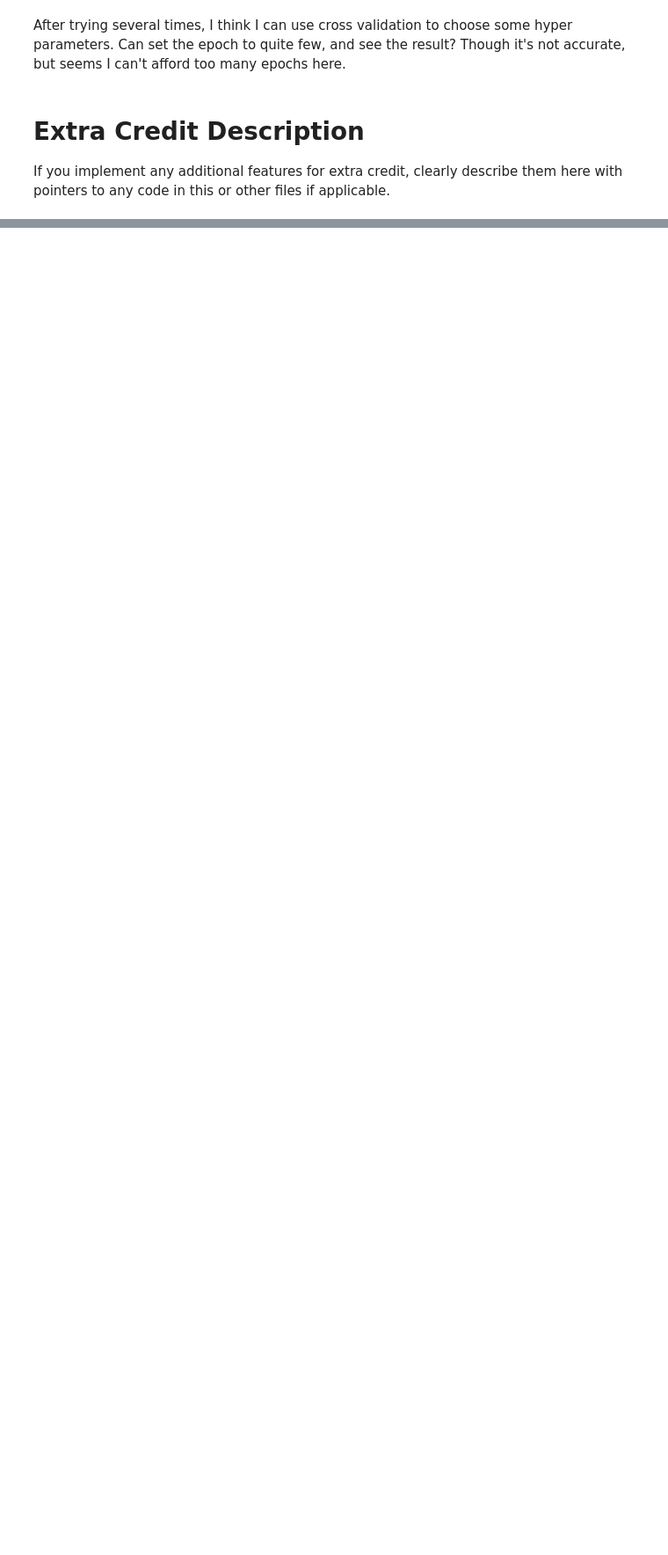
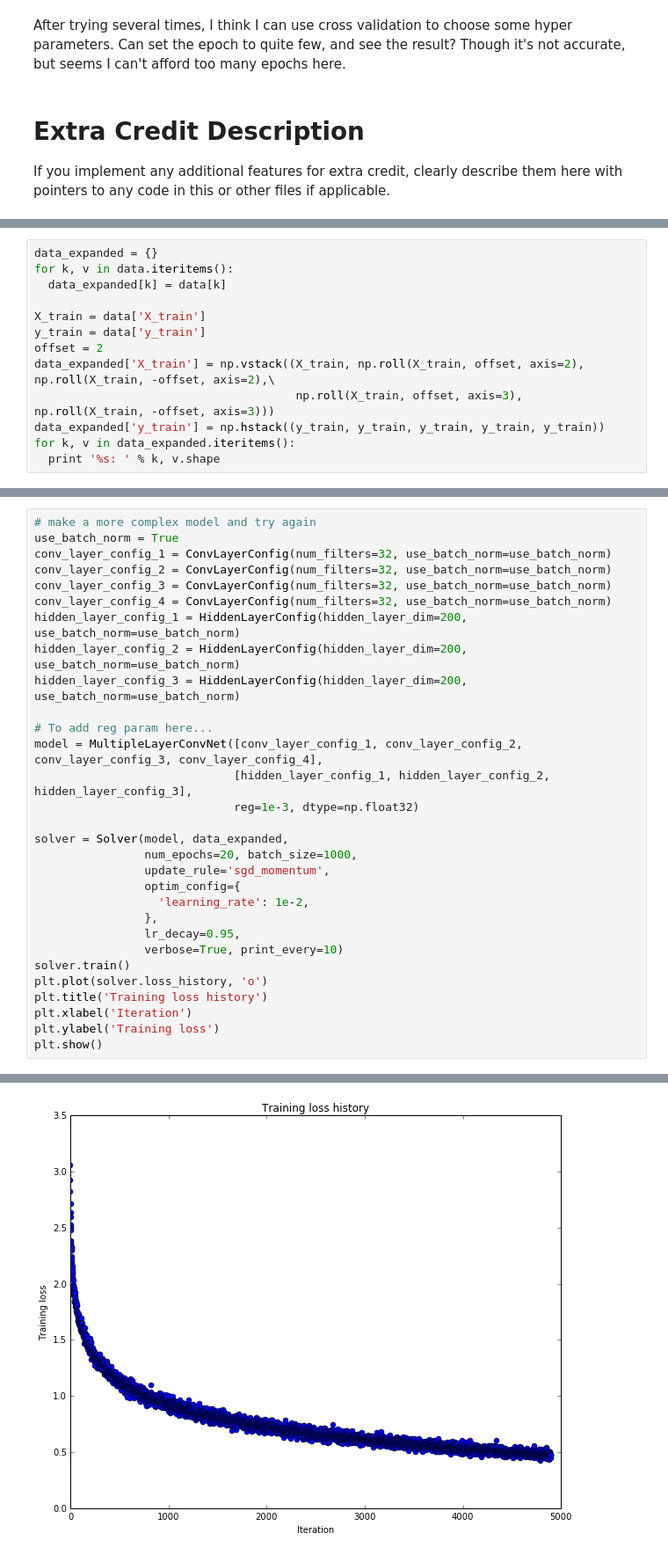
Before and after one commit to Aran00/CS231nAssignments, a Jupyter notebook: assignment2/ConvolutionalNetworks.ipynb, the cells around one changed output, grey strips where cells are left out. Shown at 88% size. Saved outputs shown, nothing was run; the diff lists cells and outputs as text; blank space fills up the shorter version.

Commit message:
Transform the data, and get 77% val acc

```diff
--- a/assignment2/ConvolutionalNetworks.ipynb
+++ b/assignment2/ConvolutionalNetworks.ipynb
@@ -1077,0 +1083,13 @@ If you implement any additional features for extra credit, clearly describe them
+# %%
+data_expanded = {}
+for k, v in data.iteritems():
+  data_expanded[k] = data[k]
+
+X_train = data['X_train']
+y_train = data['y_train']
+offset = 2
+data_expanded['X_train'] = np.vstack((X_train, np.roll(X_train, offset, axis=2), np.roll(X_train, -offset, axis=2),\
+                                      np.roll(X_train, offset, axis=3), np.roll(X_train, -offset, axis=3)))
+data_expanded['y_train'] = np.hstack((y_train, y_train, y_train, y_train, y_train))
+for k, v in data_expanded.iteritems():
+  print '%s: ' % k, v.shape
@@ -1077,0 +1103,31 @@ If you implement any additional features for extra credit, clearly describe them
+# %%
+# make a more complex model and try again
+use_batch_norm = True
+conv_layer_config_1 = ConvLayerConfig(num_filters=32, use_batch_norm=use_batch_norm)
+conv_layer_config_2 = ConvLayerConfig(num_filters=32, use_batch_norm=use_batch_norm)
+conv_layer_config_3 = ConvLayerConfig(num_filters=32, use_batch_norm=use_batch_norm)
+conv_layer_config_4 = ConvLayerConfig(num_filters=32, use_batch_norm=use_batch_norm)
+hidden_layer_config_1 = HiddenLayerConfig(hidden_layer_dim=200, use_batch_norm=use_batch_norm)
+hidden_layer_config_2 = HiddenLayerConfig(hidden_layer_dim=200, use_batch_norm=use_batch_norm)
+hidden_layer_config_3 = HiddenLayerConfig(hidden_layer_dim=200, use_batch_norm=use_batch_norm)
+
+# To add reg param here...
+model = MultipleLayerConvNet([conv_layer_config_1, conv_layer_config_2, conv_layer_config_3, conv_layer_config_4],
+                             [hidden_layer_config_1, hidden_layer_config_2, hidden_layer_config_3],
+                             reg=1e-3, dtype=np.float32)
+
+solver = Solver(model, data_expanded,
+                num_epochs=20, batch_size=1000,
+                update_rule='sgd_momentum',
+                optim_config={
+                  'learning_rate': 1e-2,
+                },
+                lr_decay=0.95,
+                verbose=True, print_every=10)
+solver.train()
+plt.plot(solver.loss_history, 'o')
+plt.title('Training loss history')
+plt.xlabel('Iteration')
+plt.ylabel('Training loss')
+plt.show()
+# %% [output]
@@ -1077,0 +1151 @@ If you implement any additional features for extra credit, clearly describe them
+[figure, added]
```
Also changed, not shown: parts of 5 cells of this notebook, 1 other file.
